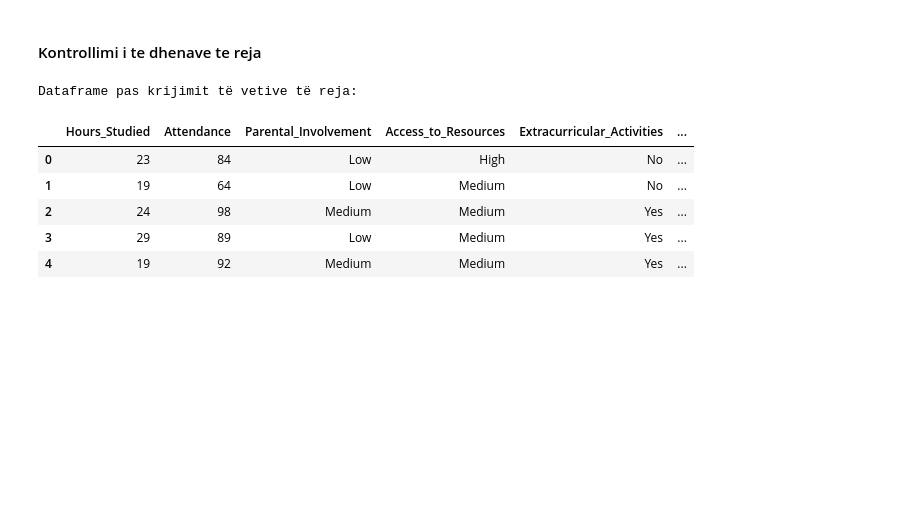
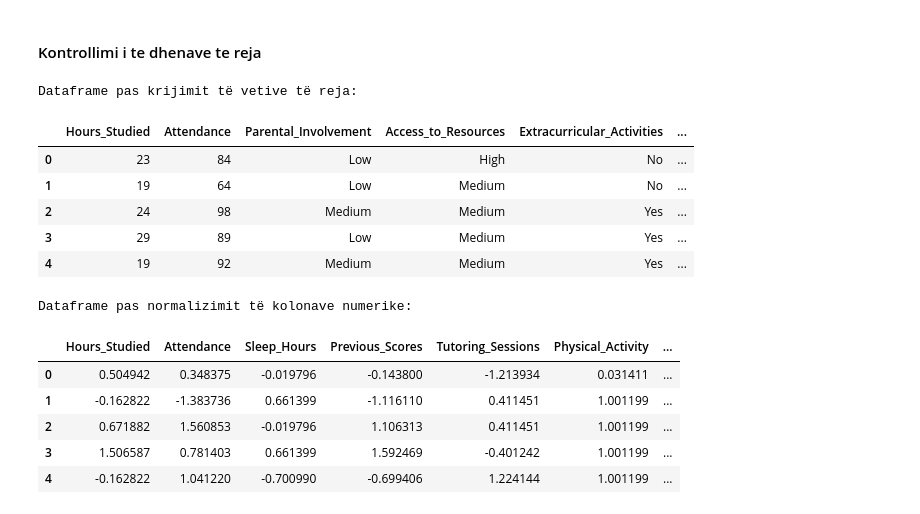
Before and after one commit to enis-halilaj/pvdh-projekti-msc, a Jupyter notebook: data-preprocessing/main.ipynb, the cells around one changed output. Saved outputs shown, nothing was run; the diff lists cells and outputs as text; code cells hidden in the pictures; blank space fills up the shorter version.

Commit message:
diskretizimi, normalizimi dhe transformimi per pjese te caktuara te datasetit te preprocesuar

```diff
--- a/data-preprocessing/main.ipynb
+++ b/data-preprocessing/main.ipynb
@@ -377,3 +378,24 @@ Dataframe pas krijimit të vetive të reja:
 | 2 | 24 | 98 | Medium | Medium | Yes | ... |
 | 3 | 29 | 89 | Low | Medium | Yes | ... |
 | 4 | 19 | 92 | Medium | Medium | Yes | ... |
+# %%
+# Definimi i kolonave numerike
+numerical_columns = pre_df.select_dtypes(include=['float64', 'int64']).columns.tolist()
+
+# Inicializimi StandardScaler
+scaler = StandardScaler()
+
+# Normalizojme kolonat numerike
+pre_df[numerical_columns] = scaler.fit_transform(pre_df[numerical_columns])
+
+# Shfaqim disa rreshta nga dataframe pas normalizimit
+print("Dataframe pas normalizimit të kolonave numerike:")
+display(pre_df[numerical_columns].head())
+# %% [output]
+Dataframe pas normalizimit të kolonave numerike:
+|  | Hours_Studied | Attendance | Sleep_Hours | Previous_Scores | Tutoring_Sessions | Physical_Activity | ... |
+| 0 | 0.504942 | 0.348375 | -0.019796 | -0.143800 | -1.213934 | 0.031411 | ... |
+| 1 | -0.162822 | -1.383736 | 0.661399 | -1.116110 | 0.411451 | 1.001199 | ... |
+| 2 | 0.671882 | 1.560853 | -0.019796 | 1.106313 | 0.411451 | 1.001199 | ... |
+| 3 | 1.506587 | 0.781403 | 0.661399 | 1.592469 | -0.401242 | 1.001199 | ... |
+| 4 | -0.162822 | 1.041220 | -0.700990 | -0.699406 | 1.224144 | 1.001199 | ... |
```
Also changed, not shown: parts of 3 cells of this notebook.
